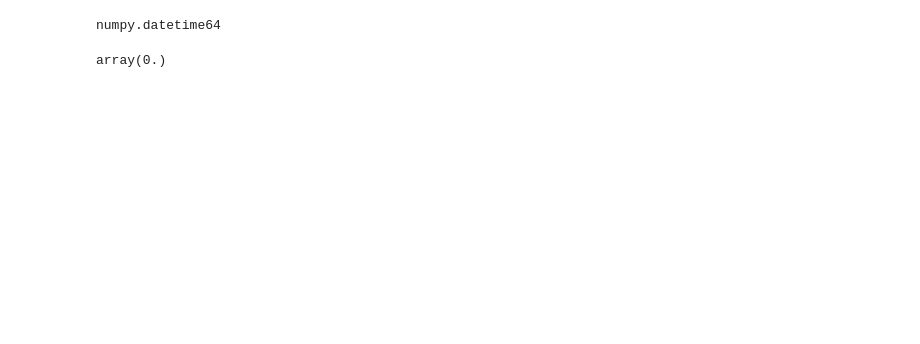
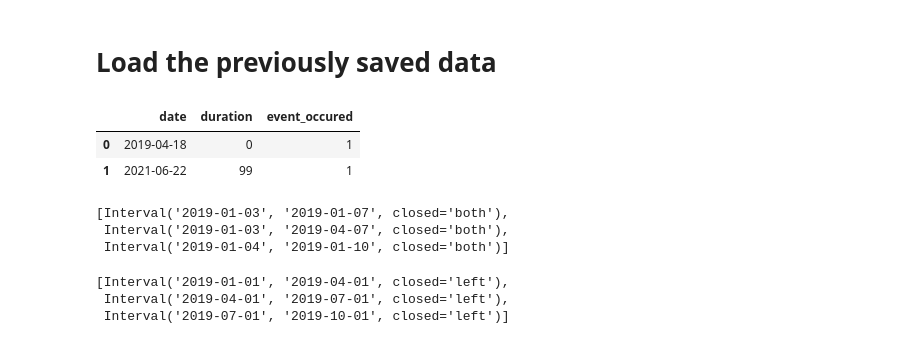
Before and after one commit to robdmc/lifelines_seasonal_play_around, a Jupyter notebook: seasonal_play_with_lifelines.ipynb, the cells around one changed output. Drawn from its saved outputs; the diff is of its cells as text; code cells hidden in the pictures; blank space fills up the shorter version.

```diff
--- a/seasonal_play_with_lifelines.ipynb
+++ b/seasonal_play_with_lifelines.ipynb
@@ -132,4 +15,0 @@ np.dtype.names
-# %%
-type(np.datetime64(datetime.datetime.now()))
-# %% [output]
-numpy.datetime64
@@ -152,4 +16,59 @@ g = grad(f)
-# %%
-g(2.5)
-# %% [output]
-array(0.)
+# %% [markdown]
+# Load the previously saved data
+# %%
+df = pd.read_csv('./seasonal_1000a.csv', parse_dates=['date'])
+df.head(2)
+# %% [output]
+|  | date | duration | event_occured |
+| 0 | 2019-04-18 | 0 | 1 |
+| 1 | 2021-06-22 | 99 | 1 |
+# %%
+def get_life_intervals(duration, date):
+    """
+    This takes durations and dates.  It returns pandas intervals
+    representing the interval over which each record lives
+    """
+    df = pd.DataFrame({
+        'duration': list(duration),
+        'end_date': list(date)
+    })
+    df['start_date'] = df.end_date - df.duration * pd.Timedelta(days=1)
+    df['live_interval'] = [
+        pd.Interval(start, end, closed='both')
+        for (start, end) in zip(df.start_date, df.end_date)
+    ]
+    return sorted(df.live_interval)
+
+life_intervals = get_life_intervals(df.duration, df.date)
+life_intervals[:3]
+# %% [output]
+[Interval('2019-01-03', '2019-01-07', closed='both'),
+ Interval('2019-01-03', '2019-04-07', closed='both'),
+ Interval('2019-01-04', '2019-01-10', closed='both')]
+# %%
+def get_bin_intervals(duration, date, offset):
+    """
+    Takes durations dates, and a pandas time offset.
+    Returns intervals of offset covering the whole dataset
+    """
+    df = pd.DataFrame({
+        'duration': list(duration),
+        'end_date': list(date)
+    })
+    df['start_date'] = df.end_date - df.duration * pd.Timedelta(days=1)
+
+    min_date = df.start_date.min()
+    max_date = df.end_date.max()
+
+    min_bin_time = offset.rollback(min_date)
+    max_bin_time = offset.rollforward(max_date)
+    bin_dates = list(pd.date_range(min_bin_time, max_bin_time))
+    ind = pd.interval_range(start=min_bin_time, end=max_bin_time, freq=offset, closed='left')
+    return sorted(ind)
+
+bin_intervals = get_bin_intervals(df.duration, df.date, pd.offsets.QuarterBegin(startingMonth=1))
+bin_intervals[: 3]
+# %% [output]
+[Interval('2019-01-01', '2019-04-01', closed='left'),
+ Interval('2019-04-01', '2019-07-01', closed='left'),
+ Interval('2019-07-01', '2019-10-01', closed='left')]
```
Also changed, not shown: parts of 19 cells of this notebook, 1 other file.
